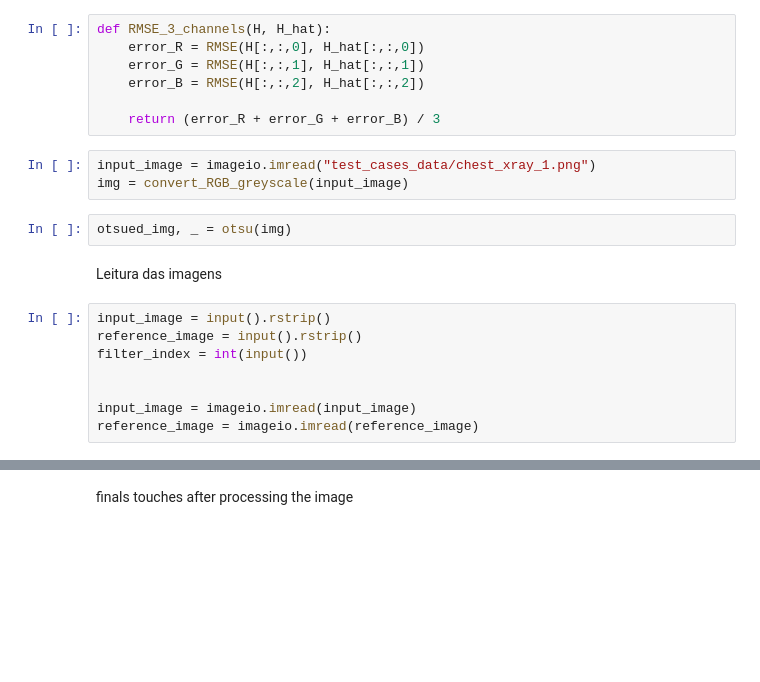
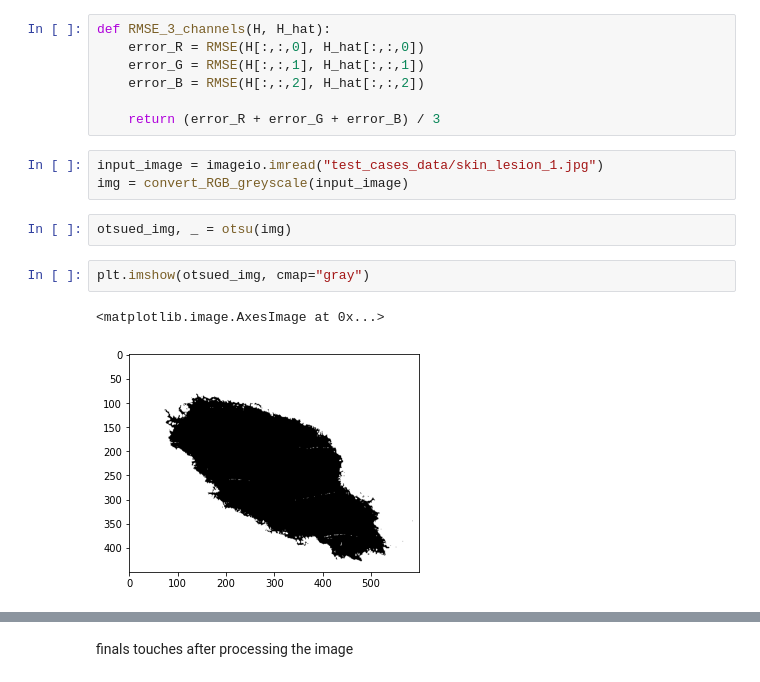
Before and after one commit to daviFferreiraS/ImageProcessing, a Jupyter notebook: assignment3/x_ray_detection.ipynb, the cells around one changed output, grey strips where cells are left out. Saved outputs shown, nothing was run; the diff lists cells and outputs as text; blank space fills up the shorter version.

```diff
--- a/assignment3/x_ray_detection.ipynb
+++ b/assignment3/x_ray_detection.ipynb
@@ -118,17 +118,12 @@ def RMSE_3_channels(H, H_hat):
 
     return (error_R + error_G + error_B) / 3
 # %%
-input_image = imageio.imread("test_cases_data/chest_xray_1.png")
+input_image = imageio.imread("test_cases_data/skin_lesion_1.jpg")
 img = convert_RGB_greyscale(input_image)
 # %%
 otsued_img, _ = otsu(img)
-# %% [markdown]
-Leitura das imagens
-# %%
-input_image = input().rstrip()
-reference_image = input().rstrip()
-filter_index = int(input())
-
-
-input_image = imageio.imread(input_image)
-reference_image = imageio.imread(reference_image)
+# %%
+plt.imshow(otsued_img, cmap="gray")
+# %% [output]
+<matplotlib.image.AxesImage at 0x...>
+[figure, added]
```
Also changed, not shown: parts of 9 cells of this notebook, 2 other files.
